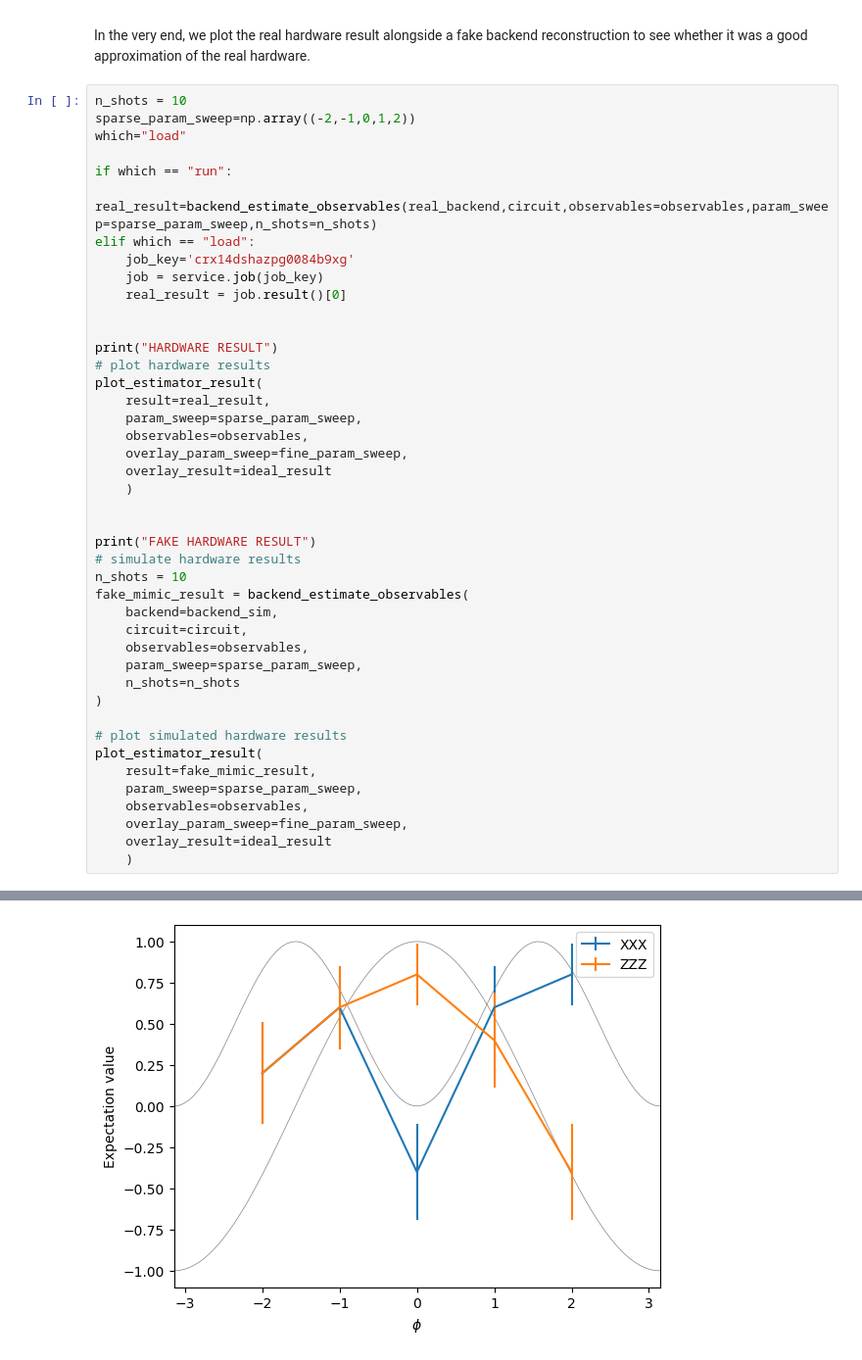
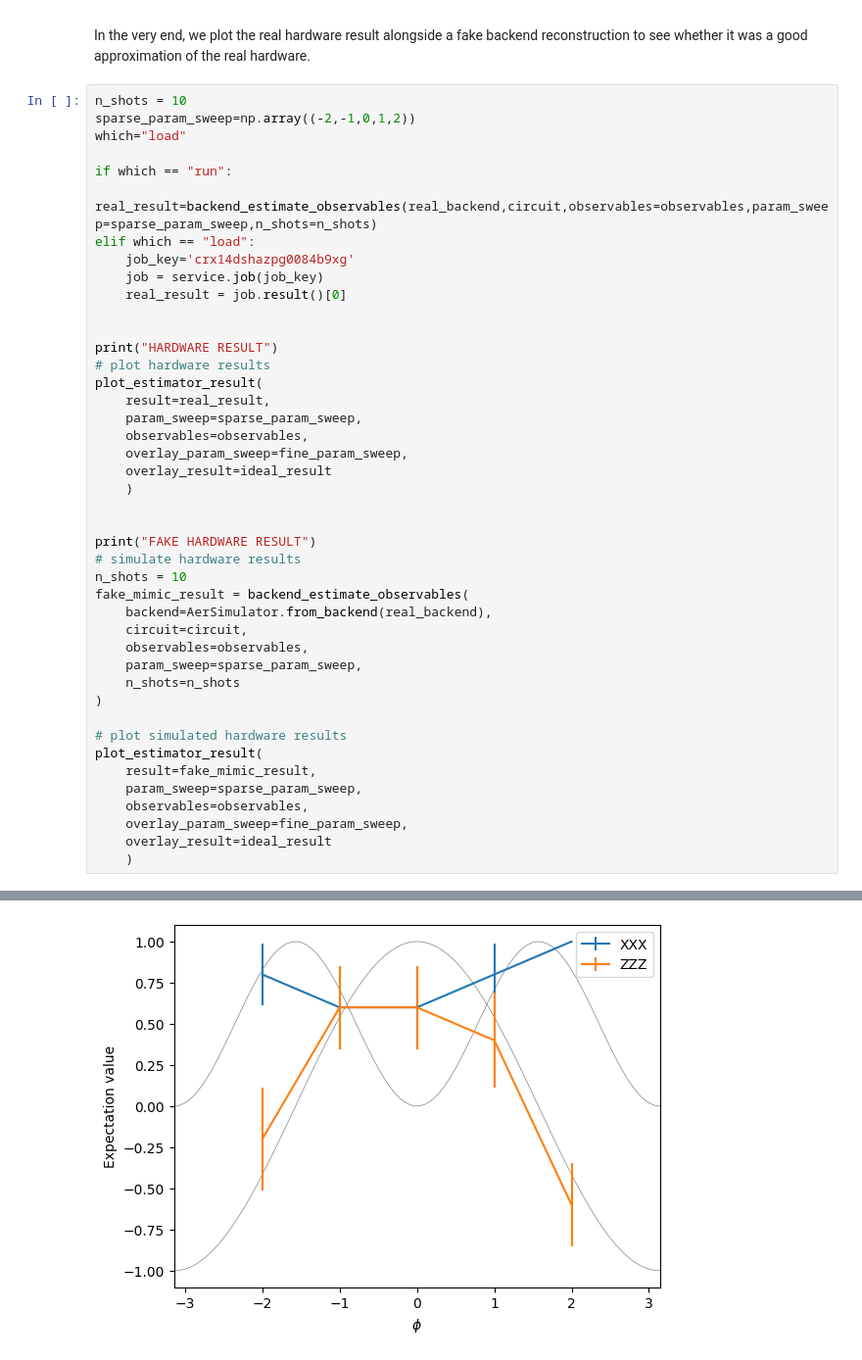
Before and after one commit to lmarti-dev/qiskit-tutorials, a Jupyter notebook: notebooks/solutions/07a_connect_to_ibmq.ipynb, the cells around one changed output, grey strips where cells are left out. Shown at 98% size. Cells and saved outputs as stored; diff of their text form.

```diff
--- a/notebooks/solutions/07a_connect_to_ibmq.ipynb
+++ b/notebooks/solutions/07a_connect_to_ibmq.ipynb
@@ -227,32 +226,32 @@ plot_estimator_result(
     result=real_result,
     param_sweep=sparse_param_sweep,
     observables=observables,
     overlay_param_sweep=fine_param_sweep,
     overlay_result=ideal_result
     )
 
 
 print("FAKE HARDWARE RESULT")
 # simulate hardware results
 n_shots = 10
 fake_mimic_result = backend_estimate_observables(
-    backend=backend_sim,
+    backend=AerSimulator.from_backend(real_backend),
     circuit=circuit,
     observables=observables,
     param_sweep=sparse_param_sweep,
     n_shots=n_shots
 )
 
 # plot simulated hardware results
 plot_estimator_result(
     result=fake_mimic_result,
     param_sweep=sparse_param_sweep,
     observables=observables,
     overlay_param_sweep=fine_param_sweep,
     overlay_result=ideal_result
     )
 # %% [output]
 HARDWARE RESULT
 [figure]
 FAKE HARDWARE RESULT
-[figure, old version]
+[figure, new version]
```
Also changed, not shown: parts of 1 cell of this notebook, 1 other file.
